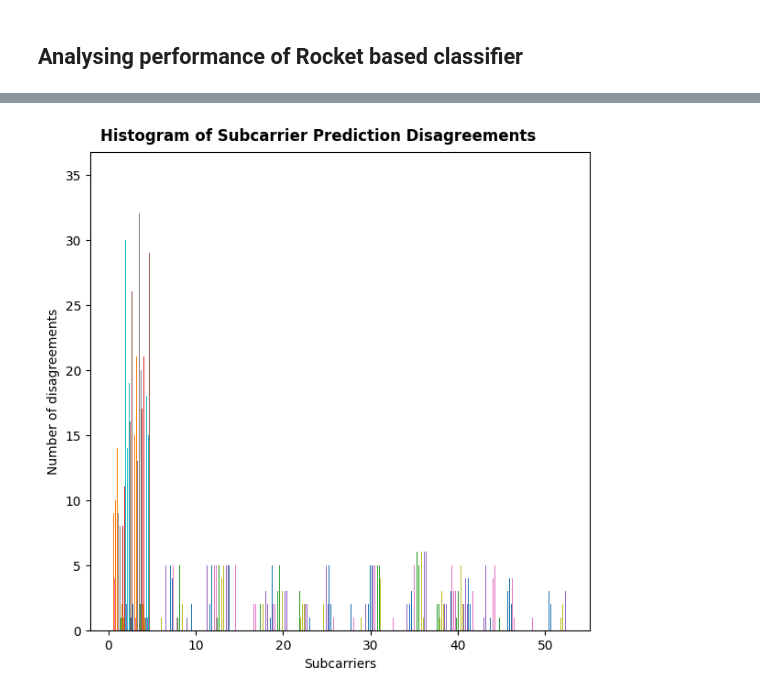
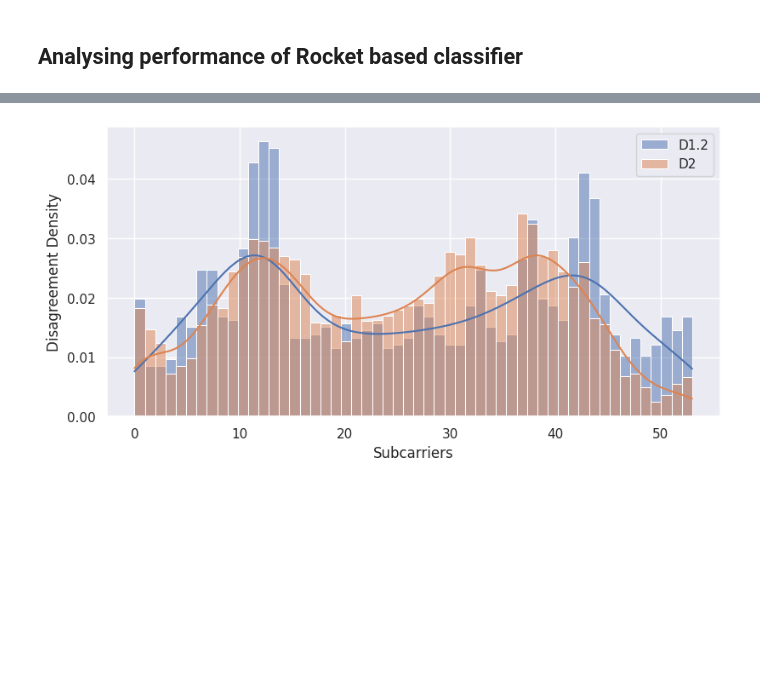
Before and after one commit to winwinashwin/CSI-Sense-Zero, a Jupyter notebook: notebooks/rocket.ipynb, the cells around one changed output, grey strips where cells are left out. Cells and saved outputs as stored; diff of their text form; code cells hidden in the pictures; blank space fills up the shorter version.

Commit message:
fix bug is subcarrier misprediction calc

```diff
--- a/notebooks/rocket.ipynb
+++ b/notebooks/rocket.ipynb
@@ -35,11 +35,12 @@ class RidgeVotingClassifierExt(RidgeVotingClassifier):
                 for m_ in range(n_sc)
             )
 
-            predictions = np.array(predictions)
+            predictions = np.array(predictions).squeeze()
             unique, counts = np.unique(predictions, return_counts=True)
             best = unique[np.argmax(counts)]
             final_predictions[isample] = best
 
+            # print(predictions.shape)
             disagree_sc.extend(list(np.where(predictions != best)))
 
         return final_predictions, disagree_sc
@@ -49,7 +50,7 @@ pipe = Pipeline(
     [
         ("scaler", CSIMinMaxScaler()),
         (
-            "feature_selector",
+            "rocket",
             Rocket(n_kernels=500),
         ),
         (
@@ -60,0 +76,8 @@ pipe = Pipeline(
+# %%
+y_pred, disagree_sc1 = pipe.predict(X_test)
+
+print(f"\n> Test Accuracy: {accuracy_score(y_test, y_pred)*100:.4f}%")
+print("\n> Confusion Matrix: ")
+print(confusion_matrix(y_test, y_pred))
+print("\n> Classification Report :")
+print(classification_report(y_test, y_pred, target_names=classnames))
@@ -61,17 +103,17 @@ pipe = Pipeline(
 # %%
-X, y, nsamples, classnames, dim = load_dataset("../dataset/rCSI-d1d2")
+import warnings
+
+warnings.filterwarnings("ignore")
+
+X, y, nsamples, classnames, dim = load_dataset("../dataset/rCSI-d3")
 X = X.reshape(X.shape[0], *dim)
 
-X_train, X_test, y_train, y_test = train_test_split(X, y, train_size=0.8, stratify=y)
+y_pred, disagree_sc2 = pipe.predict(X)
 
-pipe.fit_transform(X_train, y_train)
-
-y_pred, disagree_sc = pipe.predict(X_test)
-
-print(f"\n> Test Accuracy: {accuracy_score(y_test, y_pred)*100:.4f}%")
+print(f"\n> Test Accuracy: {accuracy_score(y, y_pred)*100:.4f}%")
 print("\n> Confusion Matrix: ")
-print(confusion_matrix(y_test, y_pred))
+print(confusion_matrix(y, y_pred))
 print("\n> Classification Report :")
-print(classification_report(y_test, y_pred, target_names=classnames))
+print(classification_report(y, y_pred, target_names=classnames))
 # %% [output]
 Kernel Transform
@@ -139,9 +137,16 @@ weighted avg       0.95      0.95      0.95       510
-# %%
-plt.figure(figsize=(6, 6), constrained_layout=True)
-plt.hist(disagree_sc)
-plt.xlabel("Subcarriers")
-plt.ylabel("Number of disagreements")
-plt.suptitle("Histogram of Subcarrier Prediction Disagreements", fontweight="bold")
-plt.show()
-# %% [output]
-[figure, removed]
+# %%
+import seaborn as sns
+
+sns.set_theme()
+
+hist_kwargs = {"bins": 54, "kde": True, "stat": "density"}
+
+plt.figure(figsize=(8, 4), constrained_layout=True)
+sns.histplot(data=np.concatenate(disagree_sc1), **hist_kwargs, label="D1.2")
+sns.histplot(data=np.concatenate(disagree_sc2), **hist_kwargs, label="D2")
+plt.ylabel("Disagreement Density")
+plt.xlabel("Subcarriers")
+plt.legend()
+plt.show()
+# %% [output]
+[figure, added]
```
Also changed, not shown: parts of 5 cells of this notebook.
